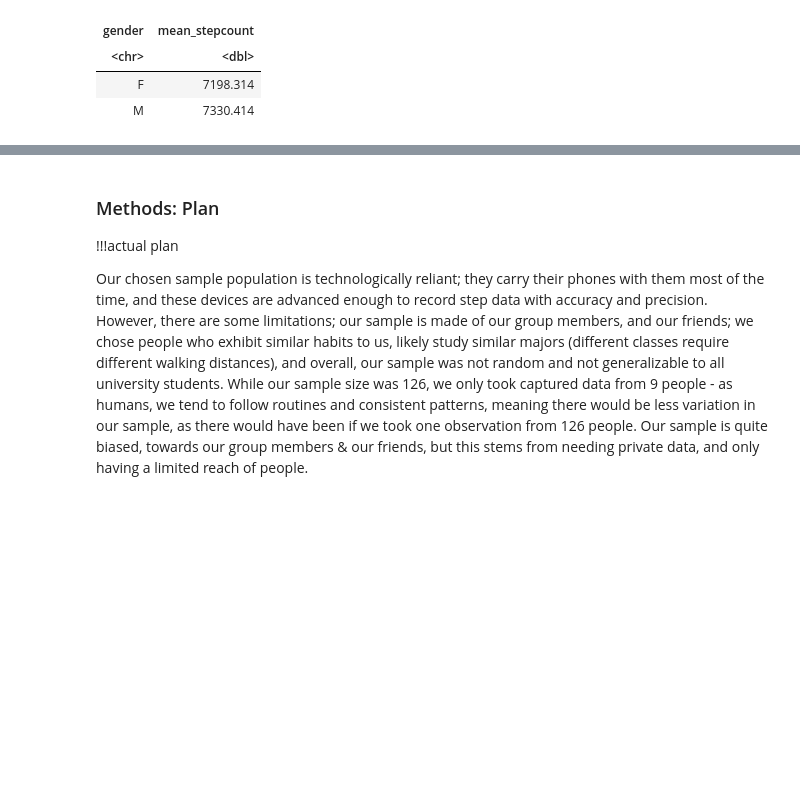
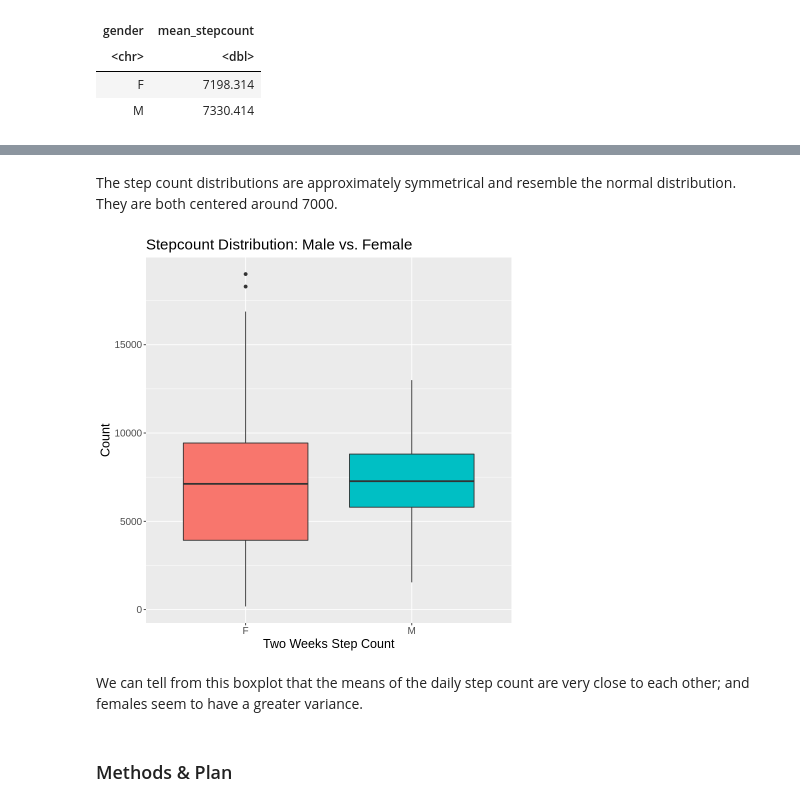
Before and after one commit to Jellia1225/STAT201-Group-8-Foot-Step-Project, a Jupyter notebook: Project Proposal.ipynb, the cells around one changed output, grey strips where cells are left out. Cells and saved outputs as stored; diff of their text form; code cells hidden in the pictures; blank space fills up the shorter version.

```diff
--- a/Project Proposal.ipynb
+++ b/Project Proposal.ipynb
@@ -130,7 +131,19 @@ Warning message:
+# %% [markdown]
+The step count distributions are approximately symmetrical and resemble the normal distribution. They are both centered around 7000.
+# %%
+stepcount_plot_box <- stepcount %>%
+                      ggplot() +
+                      geom_boxplot(aes(x = gender, stepcount, fill = gender)) +
+                      ggtitle("Stepcount Distribution: Male vs. Female") +
+                      xlab("Two Weeks Step Count") +
+                      ylab("Count") +
+                      guides(fill = "none")+
+                      theme(text = element_text(size = 15))
+
+stepcount_plot_box
+# %% [output]
+[figure, added]
+# %% [markdown]
+We can tell from this boxplot that the means of the daily step count are very close to each other; and females seem to have a greater variance.
 # %% [markdown]
-### Methods: Plan
-
-!!!actual plan
-
-Our chosen sample population is technologically reliant; they carry their phones with them most of the time, and these devices are advanced enough to record step data with accuracy and precision.
-However, there are some limitations; our sample is made of our group members, and our friends; we chose people who exhibit similar habits to us, likely study similar majors (different classes require different walking distances), and overall, our sample was not random and not generalizable to all university students. While our sample size was 126, we only took captured data from 9 people - as humans, we tend to follow routines and consistent patterns, meaning there would be less variation in our sample, as there would have been if we took one observation from 126 people. Our sample is quite biased, towards our group members & our friends, but this stems from needing private data, and only having a limited reach of people.
+### Methods & Plan
```
Also changed, not shown: parts of 14 cells of this notebook.
